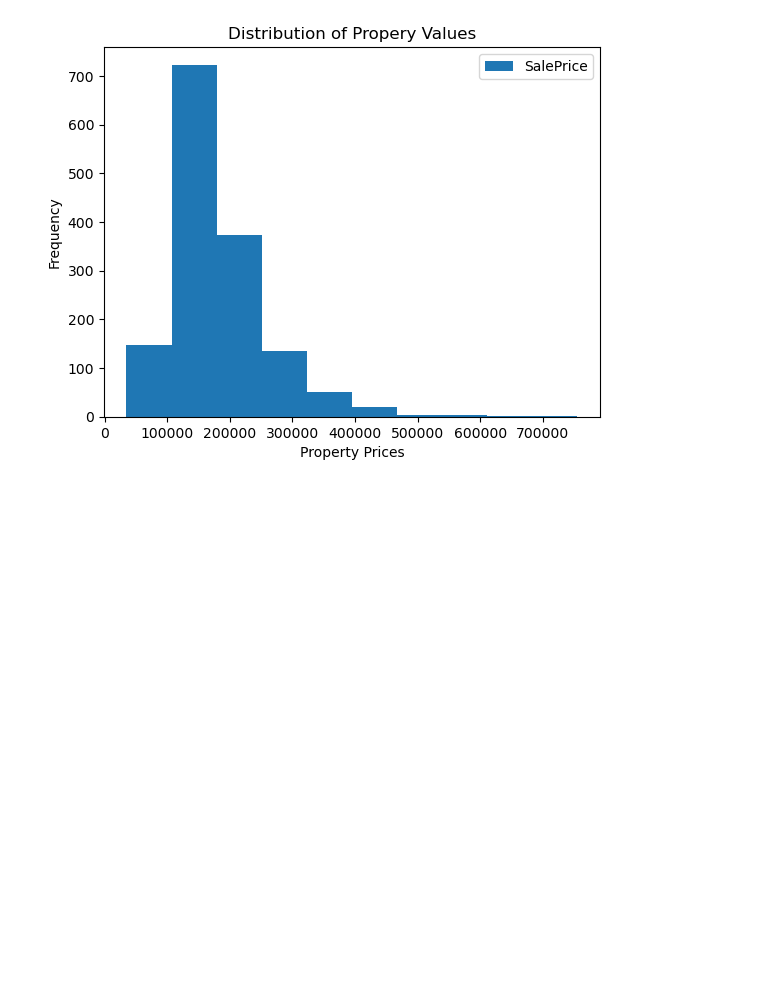
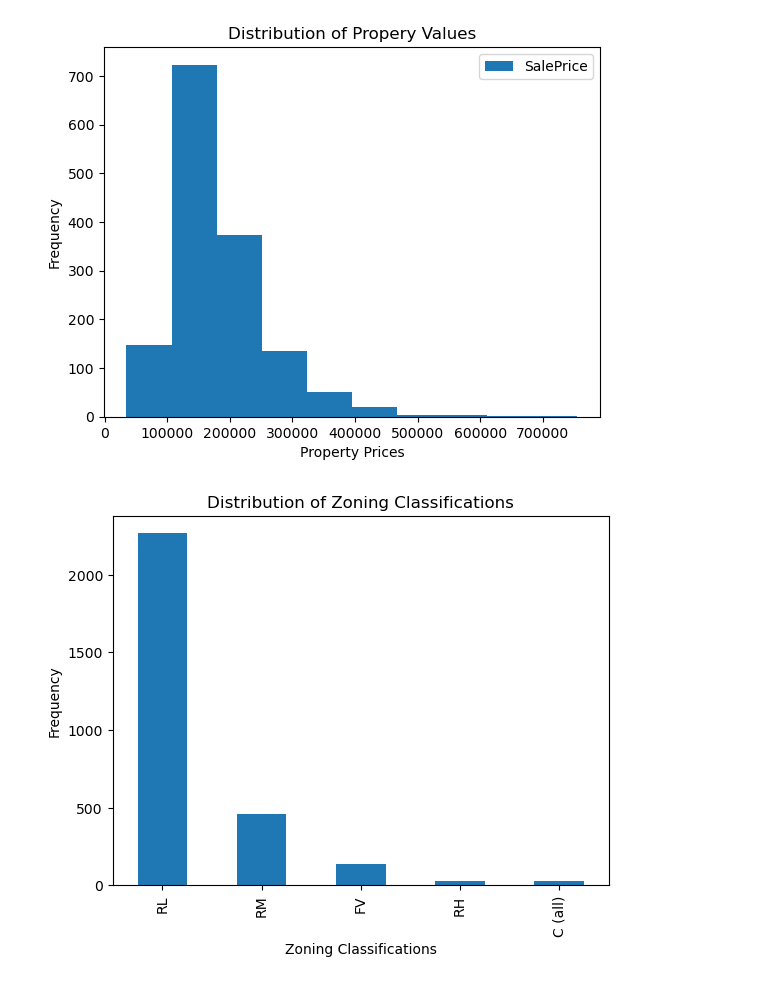
Before and after one commit to barronbytes/Team-Project, a Jupyter notebook: notebooks/barron.ipynb, the cells around one changed output. Drawn from its saved outputs; the diff is of its cells as text; code cells hidden in the pictures; blank space fills up the shorter version.

Commit message:
barron notebook: updated bar charts 2007 to 2010 for zoning

```diff
--- a/notebooks/barron.ipynb
+++ b/notebooks/barron.ipynb
@@ -67,8 +67,10 @@ plt.show()
 # %% [output]
 [figure]
 # %%
-df.plot(kind="bar", y="MSZoning")
+df["MSZoning"].value_counts().plot(kind="bar")
 plt.xlabel("Zoning Classifications")
 plt.ylabel("Frequency")
 plt.title("Distribution of Zoning Classifications")
 plt.show()
+# %% [output]
+[figure, added]
```
Also changed, not shown: parts of 6 cells of this notebook.
